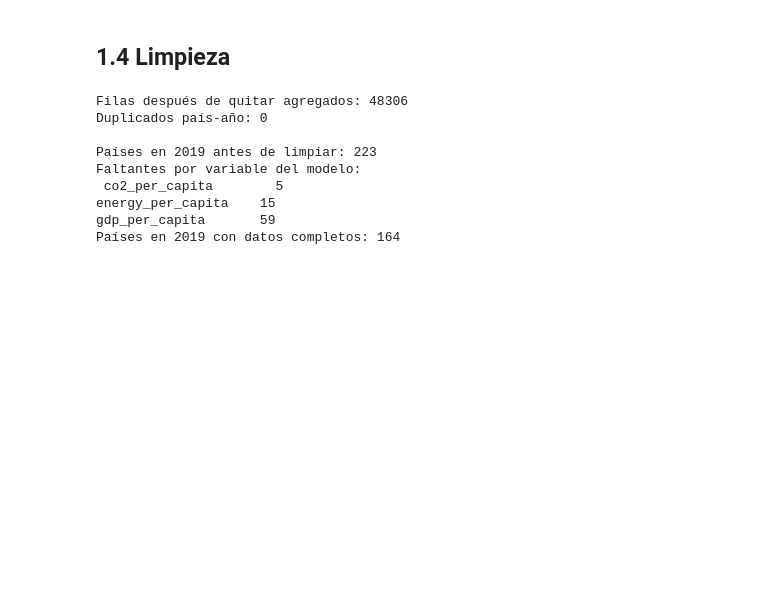
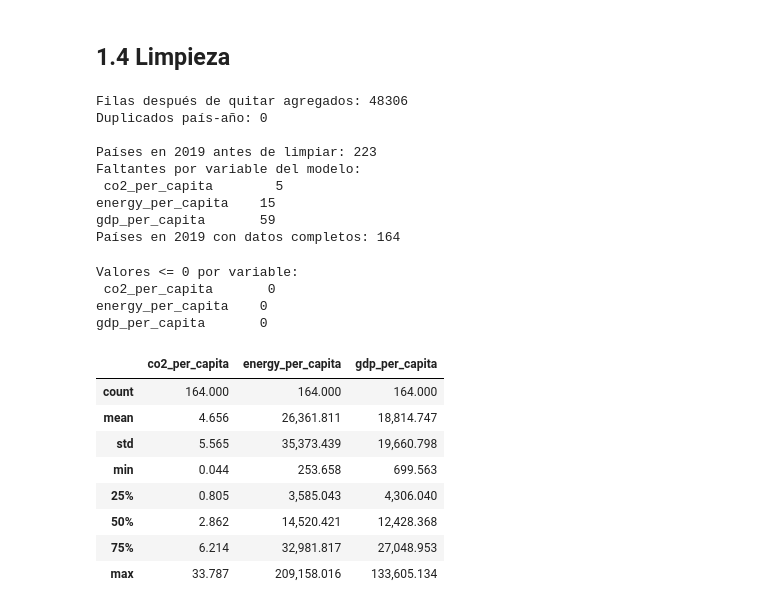
Before and after one commit to SebastianJerez18/proyecto-final-co2, a Jupyter notebook: notebooks/01_limpieza_datos.ipynb, the cells around one changed output. Drawn from its saved outputs; the diff is of its cells as text; code cells hidden in the pictures; blank space fills up the shorter version.

```diff
--- a/notebooks/01_limpieza_datos.ipynb
+++ b/notebooks/01_limpieza_datos.ipynb
@@ -159,3 +159,21 @@ Faltantes por variable del modelo:
 energy_per_capita    15
 gdp_per_capita       59
 Países en 2019 con datos completos: 164
+# %%
+# 5) Revisar valores atípicos y valores imposibles (negativos o cero)
+print("Valores <= 0 por variable:\n", (datos[cols_modelo] <= 0).sum().to_string())
+datos[cols_modelo].describe()
+# %% [output]
+Valores <= 0 por variable:
+ co2_per_capita       0
+energy_per_capita    0
+gdp_per_capita       0
+|  | co2_per_capita | energy_per_capita | gdp_per_capita |
+| count | 164.000 | 164.000 | 164.000 |
+| mean | 4.656 | 26,361.811 | 18,814.747 |
+| std | 5.565 | 35,373.439 | 19,660.798 |
+| min | 0.044 | 253.658 | 699.563 |
+| 25% | 0.805 | 3,585.043 | 4,306.040 |
+| 50% | 2.862 | 14,520.421 | 12,428.368 |
+| 75% | 6.214 | 32,981.817 | 27,048.953 |
+| max | 33.787 | 209,158.016 | 133,605.134 |
```
Also changed, not shown: parts of 3 cells of this notebook, 1 other file.
